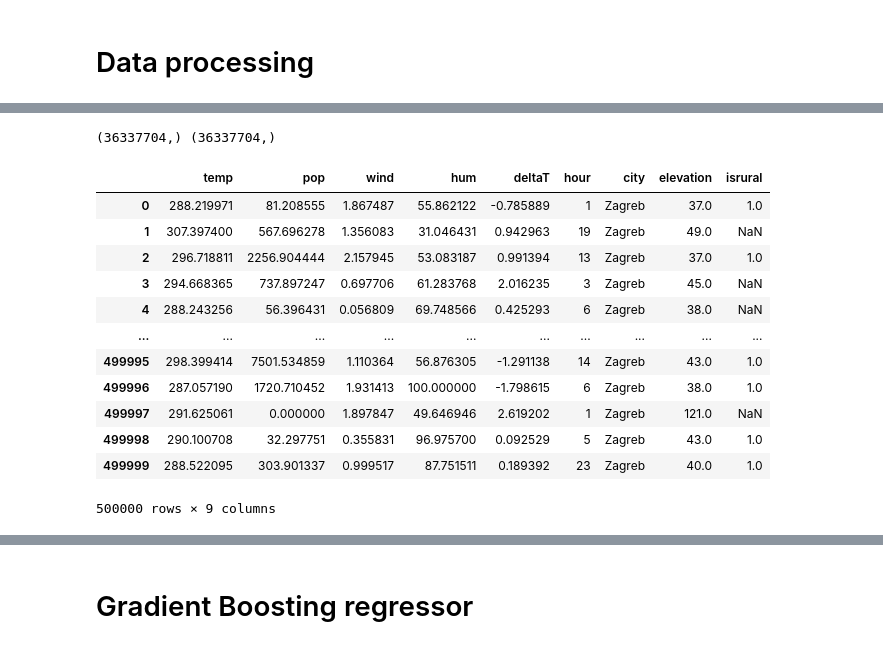
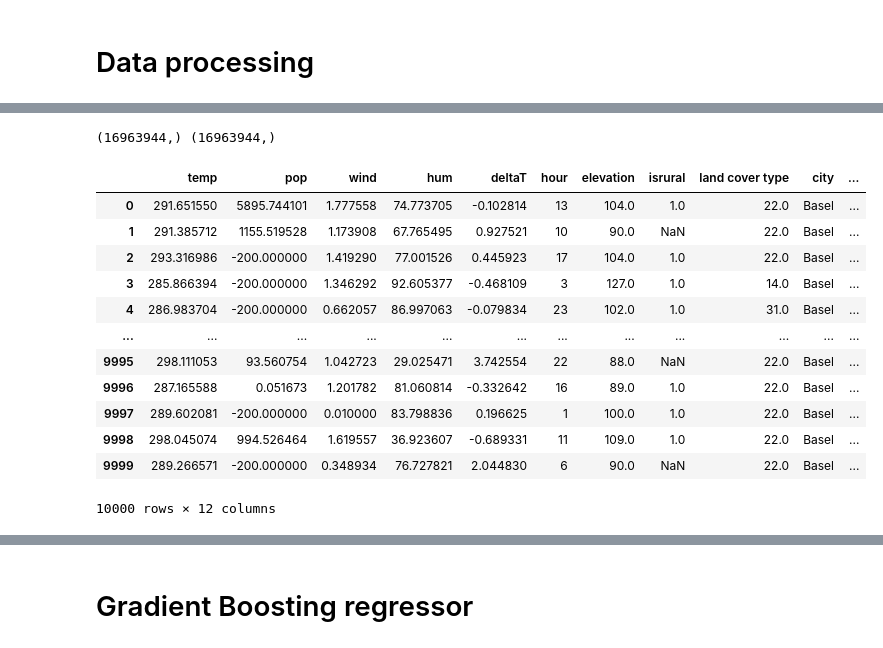
Before and after one commit to christopherogerepfl/UHI_prediction, a Jupyter notebook: exploratory.ipynb, the cells around one changed output, grey strips where cells are left out. Cells and saved outputs as stored; diff of their text form; code cells hidden in the pictures.

```diff
--- a/exploratory.ipynb
+++ b/exploratory.ipynb
@@ -71,11 +72,12 @@ reload(f)
 pop_day_europe = rio.open(r'data_day_30ss\ENACT_POP_D072011_EU28_R2020A_4326_30ss_V1_0.tif')
 pop_night_europe = rio.open(r'data_night_30ss\ENACT_POP_N072011_EU28_R2020A_4326_30ss_V1_0.tif')
 elevation = rio.open(r"elevation\eea_r_4326_1_km_elevation-map-europe_p_2004_v01_r00\elevationeurope1x1_reproj2.tif")
+land_cover = rio.open(r"MCD12Q1.061_LC_Prop1_doy2011001_aid0001.tif")
 folder = 'data'
 
 #When selecting the data, make attnetion to the presence of mountains around (or we have to find the elevation data and add it)
 
-df = f.process_data(folder, pop_day_europe, pop_night_europe, elevation, 500000)
+df = f.process_data(folder, pop_day_europe, pop_night_europe, elevation, land_cover, 500000)
 # %% [output]
 (16963944,) (16963944,)
 (67407144,) (67407144,)
@@ -249,19 +441,20 @@ plt.show()
 # %%
-zagreb_df = f.process_data_city('data', pop_day_europe, pop_night_europe, elevation, 500000, 'Zagreb')
+reload(f)
+zagreb_df = f.process_data_city('data', pop_day_europe, pop_night_europe, elevation, land_cover, 10000, 'Basel')
 zagreb_df
 # %% [output]
-(36337704,) (36337704,)
+(16963944,) (16963944,)
-|  | temp | pop | wind | hum | deltaT | hour | city | elevation | isrural |
-| 0 | 288.219971 | 81.208555 | 1.867487 | 55.862122 | -0.785889 | 1 | Zagreb | 37.0 | 1.0 |
-| 1 | 307.397400 | 567.696278 | 1.356083 | 31.046431 | 0.942963 | 19 | Zagreb | 49.0 | NaN |
-| 2 | 296.718811 | 2256.904444 | 2.157945 | 53.083187 | 0.991394 | 13 | Zagreb | 37.0 | 1.0 |
-| 3 | 294.668365 | 737.897247 | 0.697706 | 61.283768 | 2.016235 | 3 | Zagreb | 45.0 | NaN |
-| 4 | 288.243256 | 56.396431 | 0.056809 | 69.748566 | 0.425293 | 6 | Zagreb | 38.0 | NaN |
-| ... | ... | ... | ... | ... | ... | ... | ... | ... | ... |
-| 499995 | 298.399414 | 7501.534859 | 1.110364 | 56.876305 | -1.291138 | 14 | Zagreb | 43.0 | 1.0 |
-| 499996 | 287.057190 | 1720.710452 | 1.931413 | 100.000000 | -1.798615 | 6 | Zagreb | 38.0 | 1.0 |
-| 499997 | 291.625061 | 0.000000 | 1.897847 | 49.646946 | 2.619202 | 1 | Zagreb | 121.0 | NaN |
-| 499998 | 290.100708 | 32.297751 | 0.355831 | 96.975700 | 0.092529 | 5 | Zagreb | 43.0 | 1.0 |
-| 499999 | 288.522095 | 303.901337 | 0.999517 | 87.751511 | 0.189392 | 23 | Zagreb | 40.0 | 1.0 |
+|  | temp | pop | wind | hum | deltaT | hour | elevation | isrural | land cover type | city | ... |
+| 0 | 291.651550 | 5895.744101 | 1.777558 | 74.773705 | -0.102814 | 13 | 104.0 | 1.0 | 22.0 | Basel | ... |
+| 1 | 291.385712 | 1155.519528 | 1.173908 | 67.765495 | 0.927521 | 10 | 90.0 | NaN | 22.0 | Basel | ... |
+| 2 | 293.316986 | -200.000000 | 1.419290 | 77.001526 | 0.445923 | 17 | 104.0 | 1.0 | 22.0 | Basel | ... |
+| 3 | 285.866394 | -200.000000 | 1.346292 | 92.605377 | -0.468109 | 3 | 127.0 | 1.0 | 14.0 | Basel | ... |
+| 4 | 286.983704 | -200.000000 | 0.662057 | 86.997063 | -0.079834 | 23 | 102.0 | 1.0 | 31.0 | Basel | ... |
+| ... | ... | ... | ... | ... | ... | ... | ... | ... | ... | ... | ... |
+| 9995 | 298.111053 | 93.560754 | 1.042723 | 29.025471 | 3.742554 | 22 | 88.0 | NaN | 22.0 | Basel | ... |
+| 9996 | 287.165588 | 0.051673 | 1.201782 | 81.060814 | -0.332642 | 16 | 89.0 | 1.0 | 22.0 | Basel | ... |
+| 9997 | 289.602081 | -200.000000 | 0.010000 | 83.798836 | 0.196625 | 1 | 100.0 | 1.0 | 22.0 | Basel | ... |
+| 9998 | 298.045074 | 994.526464 | 1.619557 | 36.923607 | -0.689331 | 11 | 109.0 | 1.0 | 22.0 | Basel | ... |
+| 9999 | 289.266571 | -200.000000 | 0.348934 | 76.727821 | 2.044830 | 6 | 90.0 | NaN | 22.0 | Basel | ... |
-500000 rows × 9 columns
+10000 rows × 12 columns
 # %%
```
Also changed, not shown: parts of 27 cells of this notebook, 6 other files.
